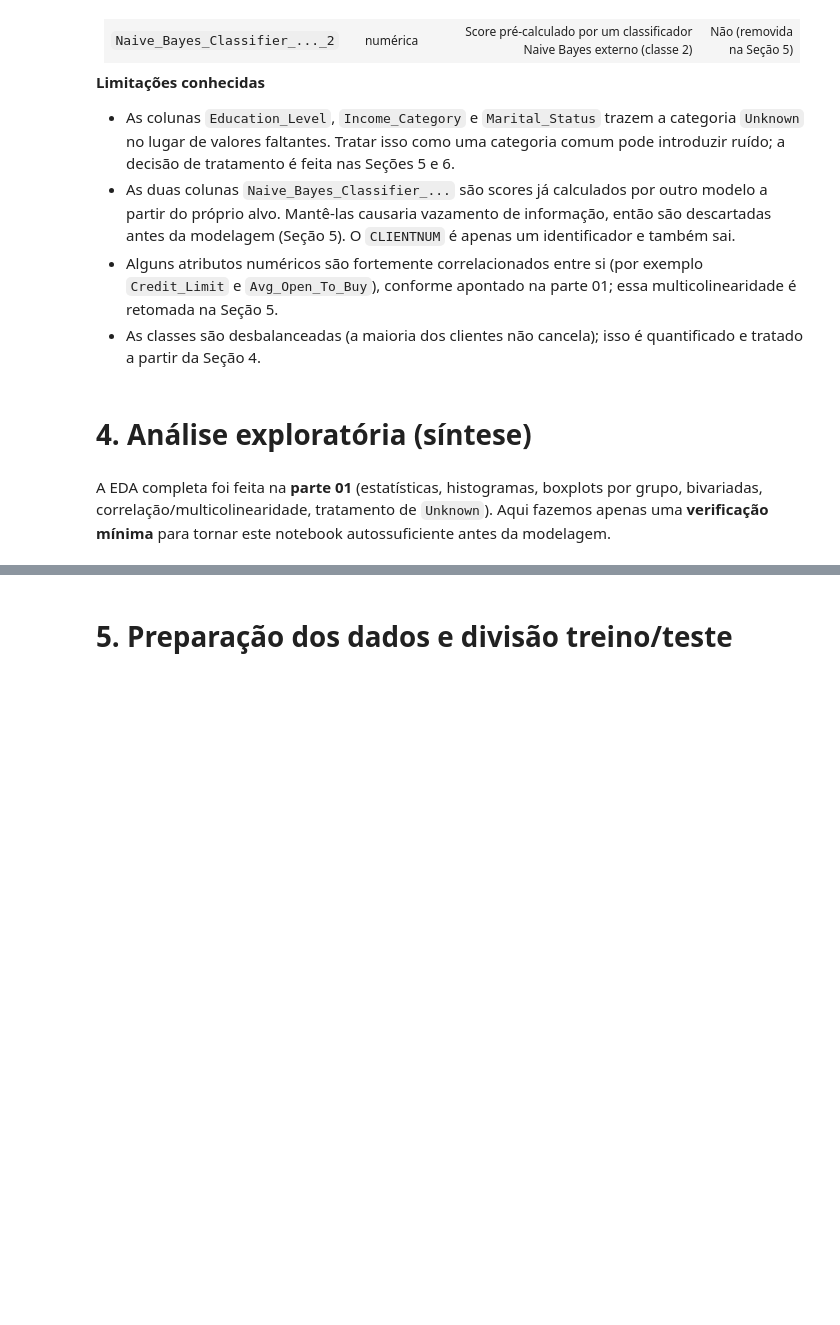
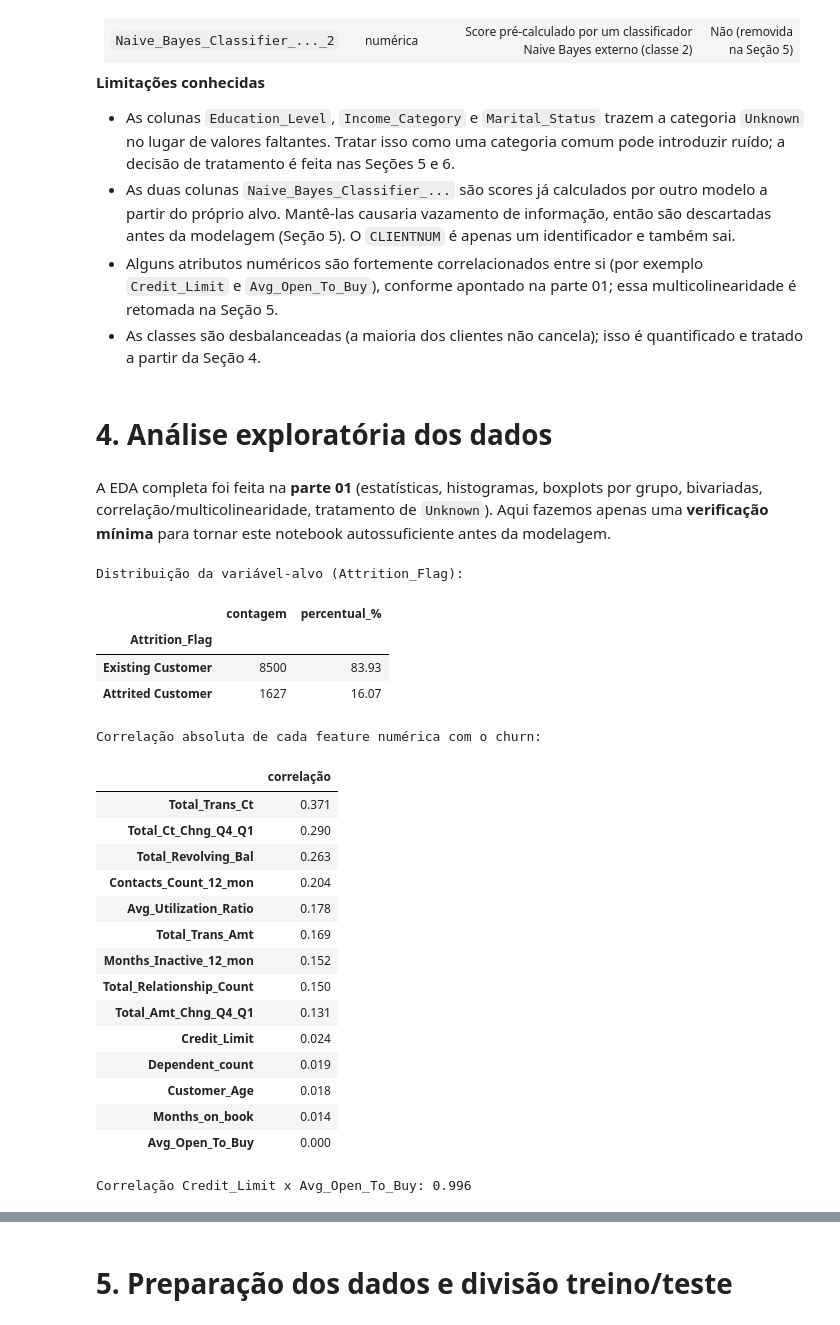
Before and after one commit to diogorblessa/mvp-credit-card-churn-parte-02, a Jupyter notebook: notebooks/desenvolvimento_mvp.ipynb, the cells around one changed output, grey strips where cells are left out. Drawn from its saved outputs; the diff is of its cells as text; code cells hidden in the pictures; blank space fills up the shorter version.

```diff
--- a/notebooks/desenvolvimento_mvp.ipynb
+++ b/notebooks/desenvolvimento_mvp.ipynb
@@ -238,11 +281,56 @@ A variável-alvo é `Attrition_Flag`: ela indica se o cliente continua ativo (`E
 - Alguns atributos numéricos são fortemente correlacionados entre si (por exemplo `Credit_Limit` e `Avg_Open_To_Buy`), conforme apontado na parte 01; essa multicolinearidade é retomada na Seção 5.
 - As classes são desbalanceadas (a maioria dos clientes não cancela); isso é quantificado e tratado a partir da Seção 4.
 # %% [markdown]
-# 4. Análise exploratória (síntese)
+# 4. Análise exploratória dos dados
 # %% [markdown]
 A EDA completa foi feita na **parte 01** (estatísticas, histogramas, boxplots por grupo,
 bivariadas, correlação/multicolinearidade, tratamento de `Unknown`). Aqui fazemos apenas uma
 **verificação mínima** para tornar este notebook autossuficiente antes da modelagem.
 # %%
-# TODO: verificar a distribuição da variável-alvo e confirmar o desbalanceamento (~16% churn)
-# TODO: (opcional) 1-2 gráficos-chave que justifiquem decisões de modelagem
+# Verificação mínima da variável-alvo antes da modelagem.
+# A EDA completa está na parte 01; aqui só confirmamos o que orienta as decisões.
+
+# Distribuição da variável-alvo: confirma o desbalanceamento (cerca de 16% de churn).
+contagem = df["Attrition_Flag"].value_counts()
+percentual = (df["Attrition_Flag"].value_counts(normalize=True) * 100).round(2)
+print("Distribuição da variável-alvo (Attrition_Flag):")
+display(pd.concat([contagem.rename("contagem"),
+                   percentual.rename("percentual_%")], axis=1))
+
+# Alvo binário temporário, só para medir associação (a definição oficial fica na Seção 5).
+y_churn = (df["Attrition_Flag"] == "Attrited Customer").astype(int)
+
+# Força de associação (linear) das features numéricas com o churn.
+# Removem-se o ID e os scores Naive_Bayes, que não são preditores válidos (Seção 3.3).
+num = df.select_dtypes(include=np.number).drop(columns=["CLIENTNUM"])
+num = num[[c for c in num.columns if not c.startswith("Naive_Bayes_Classifier")]]
+corr_alvo = num.corrwith(y_churn).abs().sort_values(ascending=False)
+print("\nCorrelação absoluta de cada feature numérica com o churn:")
+display(corr_alvo.round(3).to_frame("correlação"))
+
+# Confirma o par multicolinear apontado na parte 01 (decide o descarte na Seção 5).
+r_par = df["Credit_Limit"].corr(df["Avg_Open_To_Buy"])
+print(f"\nCorrelação Credit_Limit x Avg_Open_To_Buy: {r_par:.3f}")
+# %% [output]
+Distribuição da variável-alvo (Attrition_Flag):
+|  | contagem | percentual_% |
+| Attrition_Flag |  |  |
+| Existing Customer | 8500 | 83.93 |
+| Attrited Customer | 1627 | 16.07 |
+Correlação absoluta de cada feature numérica com o churn:
+|  | correlação |
+| Total_Trans_Ct | 0.371 |
+| Total_Ct_Chng_Q4_Q1 | 0.290 |
+| Total_Revolving_Bal | 0.263 |
+| Contacts_Count_12_mon | 0.204 |
+| Avg_Utilization_Ratio | 0.178 |
+| Total_Trans_Amt | 0.169 |
+| Months_Inactive_12_mon | 0.152 |
+| Total_Relationship_Count | 0.150 |
+| Total_Amt_Chng_Q4_Q1 | 0.131 |
+| Credit_Limit | 0.024 |
+| Dependent_count | 0.019 |
+| Customer_Age | 0.018 |
+| Months_on_book | 0.014 |
+| Avg_Open_To_Buy | 0.000 |
+Correlação Credit_Limit x Avg_Open_To_Buy: 0.996
```
Also changed, not shown: parts of 5 cells of this notebook.
